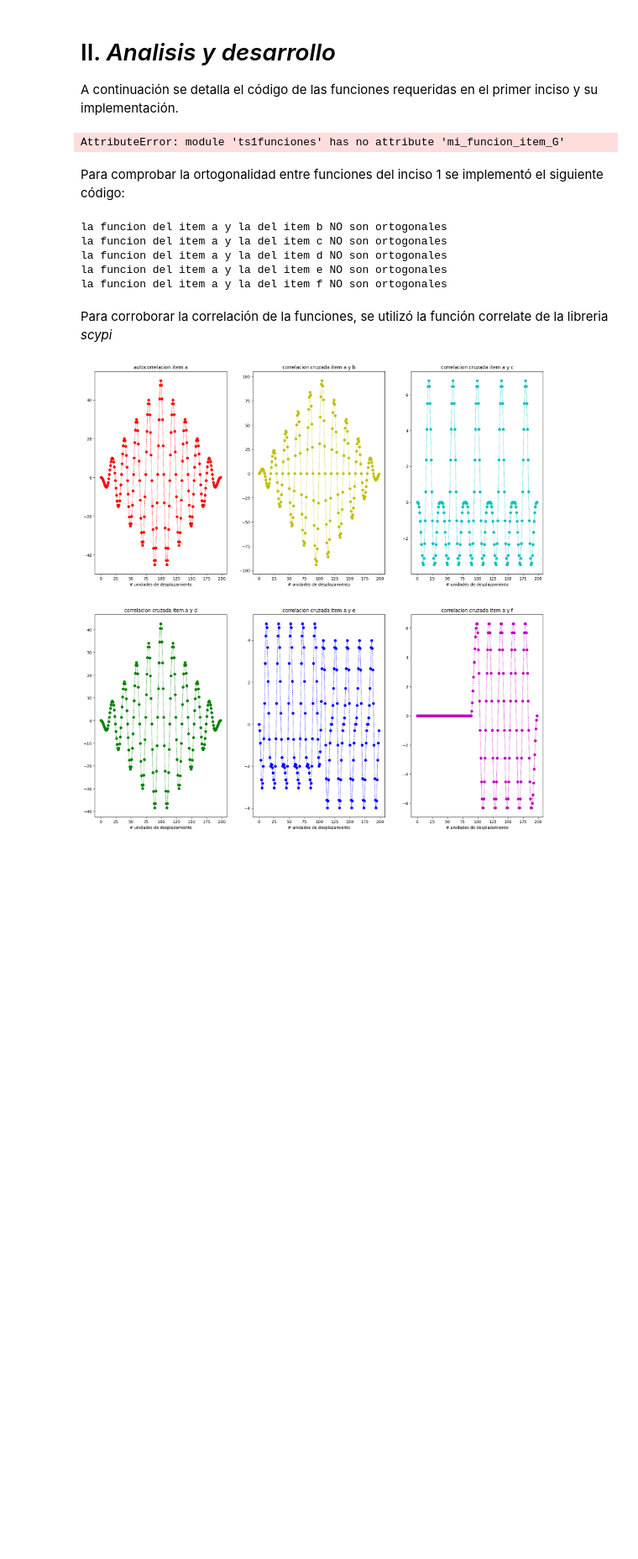
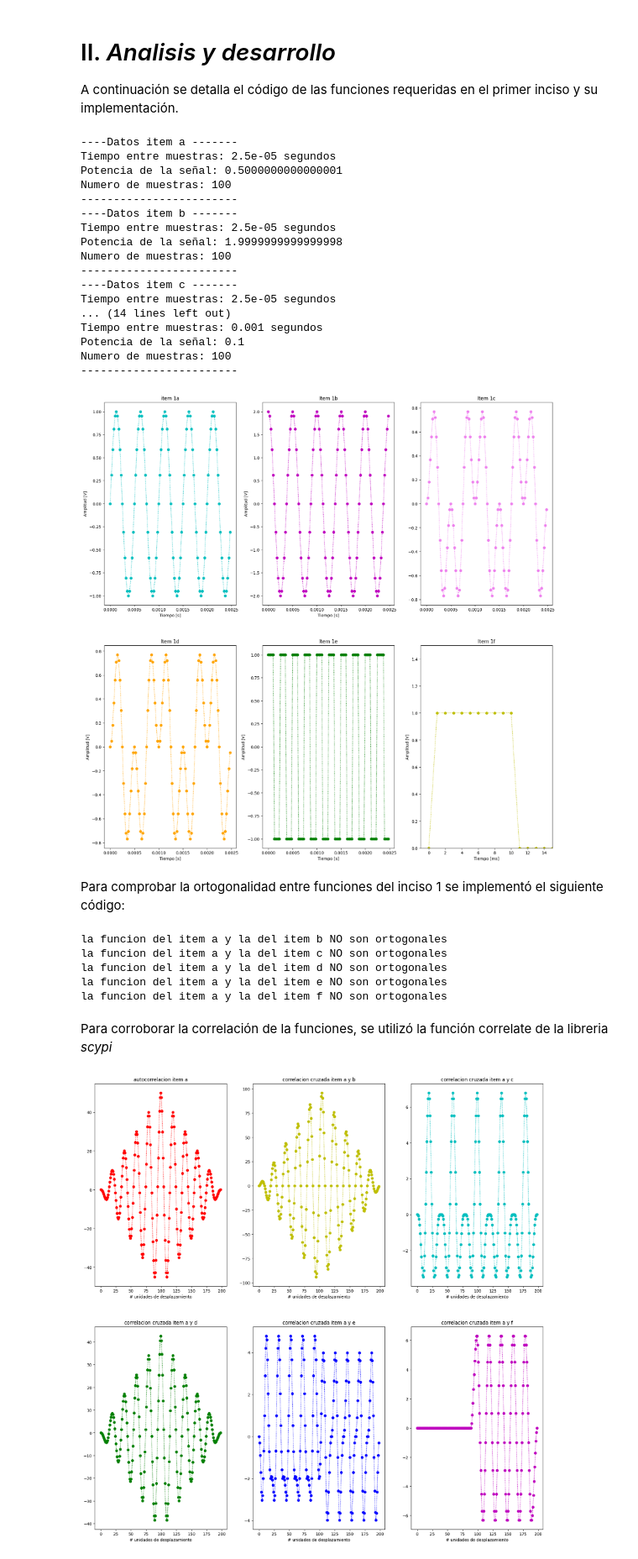
Before and after one commit to LolaPampin07/APS, a Jupyter notebook: TP1 sintesis de senales/_TS1-Síntesis de señales.ipynb, the cells around one changed output. Shown at 84% size. Saved outputs shown, nothing was run; the diff lists cells and outputs as text; code cells hidden in the pictures; blank space fills up the shorter version.

```diff
--- a/TP1 sintesis de senales/_TS1-Síntesis de señales.ipynb
+++ b/TP1 sintesis de senales/_TS1-Síntesis de señales.ipynb
@@ -98,10 +98,6 @@ def mi_funcion_sen (amp = 1, offset = 0, frec = 1, fase=0, N = 1000, frecADC = 1
 
     xx = amp * np.sin( 2 * np.pi * frec * tt + fase) + offset
 
-    print ('Tiempo entre muestras:', ts, 'segundos')
-    print ('Potencia de la señal:', np.mean(xx**2))
-    print ('Numero de muestras:', N)
-
     return tt,xx
 def mi_funcion_cos (amp = 1, offset = 0, frec = 1, fase=0, N = 1000, frecADC = 1000):
 
@@ -111,9 +107,6 @@ def mi_funcion_cos (amp = 1, offset = 0, frec = 1, fase=0, N = 1000, frecADC = 1
 
     xx = amp * np.cos( 2 * np.pi * frec * tt + fase) + offset
 
-    print ('Tiempo entre muestras:', ts, 'segundos')
-    print ('Potencia de la señal:', np.mean(xx**2))
-    print ('Numero de muestras:', N)
 
     return tt,xx
 def mi_funcion_cuadrada(offset = 0, frec = 1, fase=0, N = 1000, frecADC = 1000):
@@ -144,10 +137,12 @@ def mi_funcion_item_D (amp = 1, offset = 0, frec = 1, fase=0, N = 1000, frecADC
     valor_corte= amp*0.75 #75% de la amp
     xx=np.clip(xx,-valor_corte,valor_corte)
     return tt,xx
-def mi_funcion_item_G(N, ts, xx):
+def mi_funcion_item_G(N, ts, xx, item):
+    print('----Datos item', item, '-------')
     print ('Tiempo entre muestras:', ts, 'segundos')
     print ('Potencia de la señal:', np.mean(xx**2))
     print ('Numero de muestras:', N)
+    print('------------------------')
 def mi_funcion_pulso (t0=0,t1=10,N=20, h=1):
     X=np.zeros(N)
     X[t0:t1]=h
@@ -181,12 +176,12 @@ ff=ts1.mi_funcion_pulso(1,11,N,1)
 
 #g) En cada caso indique tiempo entre muestras, número de muestras y potencia.
 ts=1/frecADC
-ts1.mi_funcion_item_G(N, ts, fa)
-ts1.mi_funcion_item_G(N, ts, fb)
-ts1.mi_funcion_item_G(N, ts, fc)
-ts1.mi_funcion_item_G(N, ts, fd)
-ts1.mi_funcion_item_G(N, ts, fe)
-ts1.mi_funcion_item_G(N, t1-t0, ff)
+mi_funcion_item_G(N, ts, fa, 'a')
+mi_funcion_item_G(N, ts, fb, 'b')
+mi_funcion_item_G(N, ts, fc, 'c')
+mi_funcion_item_G(N, ts, fd, 'd')
+mi_funcion_item_G(N, ts, fe, 'e')
+mi_funcion_item_G(N, 0.001, ff, 'f')
 
 # Graficos
 plt.figure(figsize=(20,20))
@@ -199,35 +194,52 @@ plt.plot(tta, fa,'o:', color ='c')
 plt.subplot(2,3,2)
 plt.title('Item 1b')
 plt.xlabel('Tiempo [s]')
 plt.ylabel('Amplitud [V]')
 plt.plot(ttb,fb,'o:', color ='m')
 
 plt.subplot(2,3,3)
 plt.title('Item 1c')
 plt.plot(ttc,fc,'o:', color ='violet')
 
 plt.subplot(2,3,4)
 plt.title('Item 1d')
 plt.xlabel('Tiempo [s]')
 plt.ylabel('Amplitud [V]')
 plt.plot(ttd,fc,'o:', color= 'orange')
 
 plt.subplot(2,3,5)
 plt.title('Item 1e')
 plt.xlabel('Tiempo [s]')
 plt.ylabel('Amplitud [V]')
 plt.plot(tte,fe,'o:', color ='green')
 
 plt.subplot(2,3,6)
 plt.title('Item 1f')
 plt.axis([-1,15,0,1.5])
-plt.xlabel('Tiempo [s]')
+plt.xlabel('Tiempo [ms]')
 plt.ylabel('Amplitud [V]')
 plt.plot(ff,'o:', color = 'y')
 
 plt.show()
 # %% [output]
-AttributeError: module 'ts1funciones' has no attribute 'mi_funcion_item_G'
+----Datos item a -------
+Tiempo entre muestras: 2.5e-05 segundos
+Potencia de la señal: 0.5000000000000001
+Numero de muestras: 100
+------------------------
+----Datos item b -------
+Tiempo entre muestras: 2.5e-05 segundos
+Potencia de la señal: 1.9999999999999998
+Numero de muestras: 100
+------------------------
+----Datos item c -------
+Tiempo entre muestras: 2.5e-05 segundos
+... (14 lines left out)
+Tiempo entre muestras: 0.001 segundos
+Potencia de la señal: 0.1
+Numero de muestras: 100
+------------------------
+[figure, added]
 # %% [markdown]
 Para comprobar la ortogonalidad entre funciones del inciso 1 se implementó el siguiente código:
 # %%
```
Also changed, not shown: parts of 3 cells of this notebook, 3 other files.
